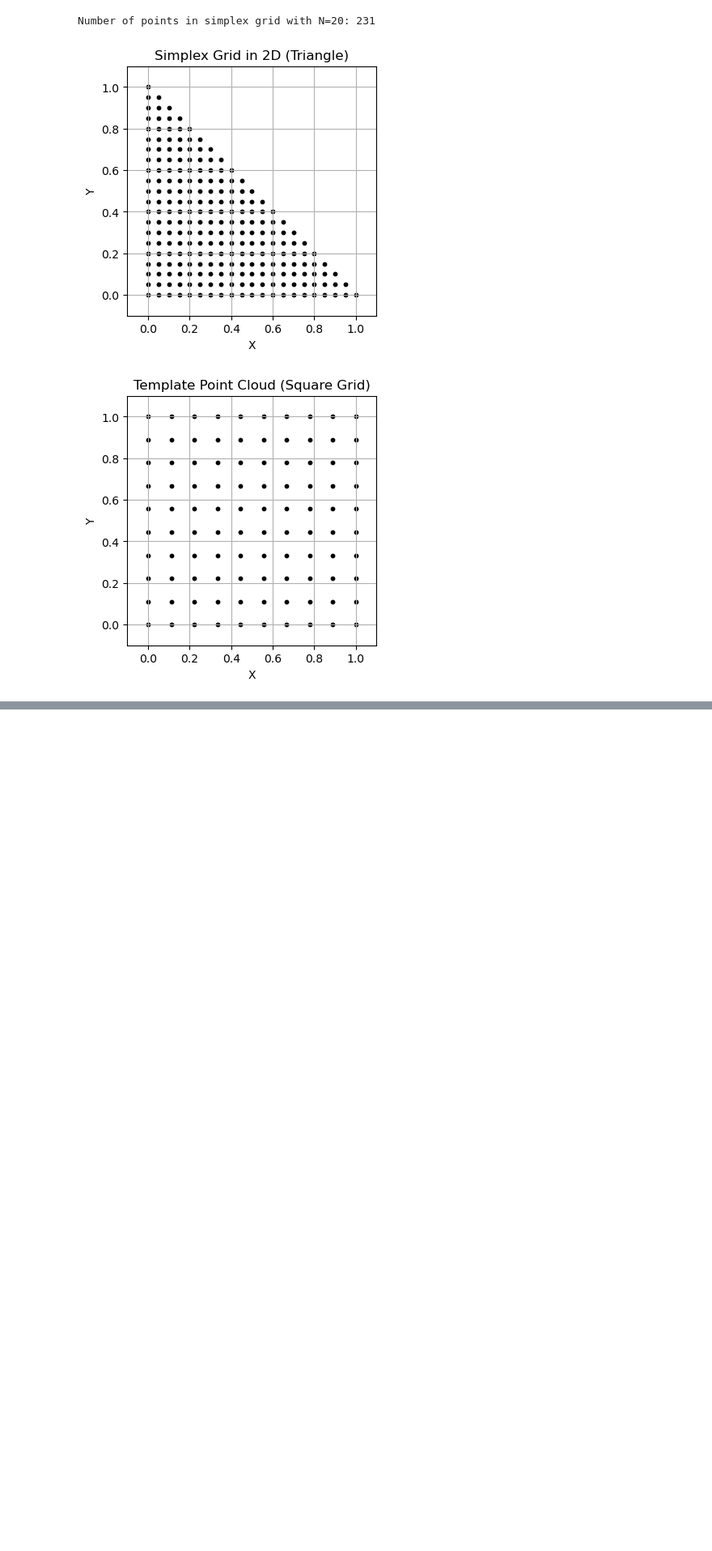
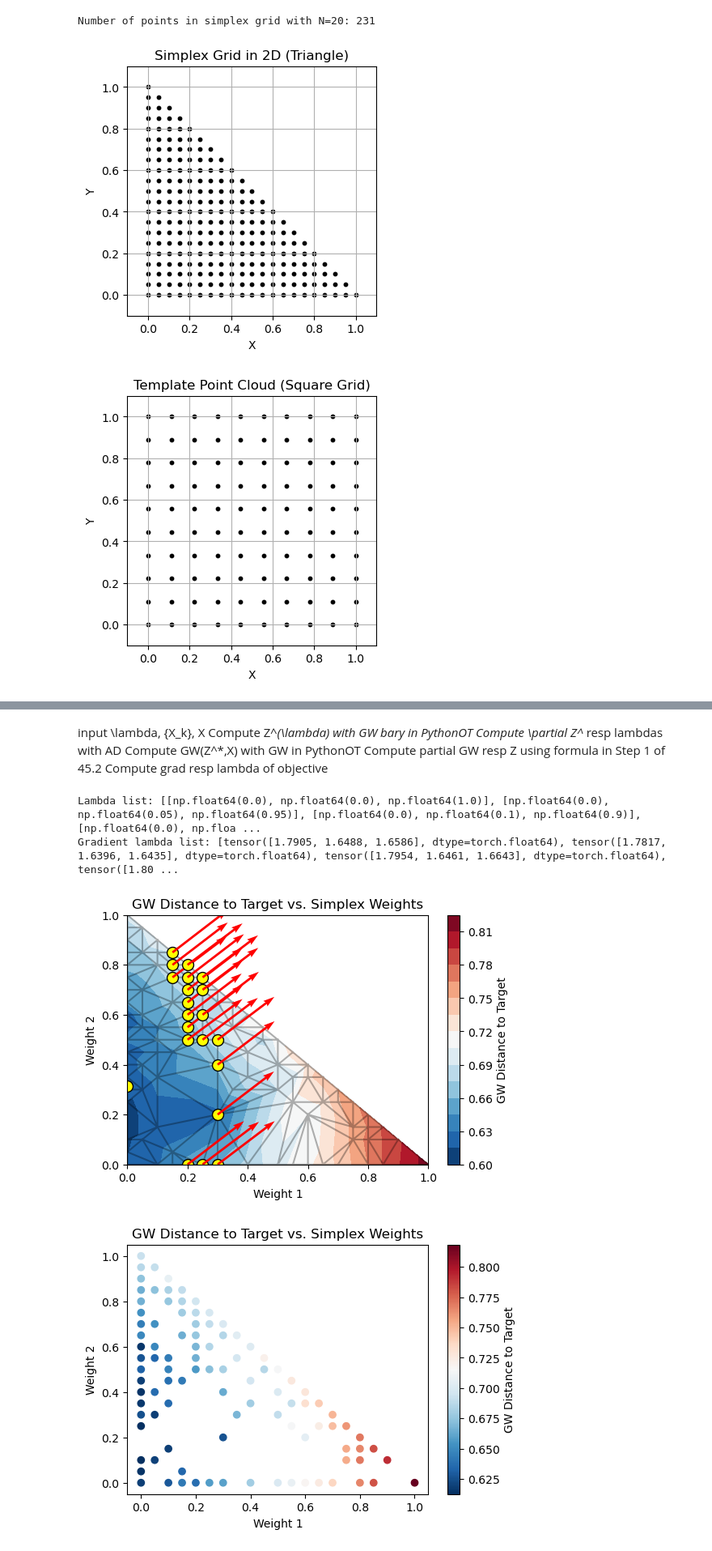
Before and after one commit to RocioDM/GW_BCM, a Jupyter notebook: 21-Experiment.ipynb, the cells around one changed output, grey strips where cells are left out. Shown: that part at 81% size. Drawn from its saved outputs; the diff is of its cells as text; code cells hidden in the pictures; blank space fills up the shorter version.

```diff
--- a/21-Experiment.ipynb
+++ b/21-Experiment.ipynb
@@ -219,0 +333,17 @@ lambda_vec = lambda_init.clone().requires_grad_(True)
+# %%
+# Clean up NaN values for plotting
+z = simplex_gromov_wasserstein_distances_to_target
+mask = np.isnan(z)
+z_masked = z[~mask]
+x_grid_points = simplex_grid_points[~mask,0]
+y_grid_points = simplex_grid_points[~mask,1]
+z_grid_points = simplex_grid_points[~mask,2]
+
+lambda_list = []
+grad_lambda_list = []
+#for idx in range(len(x_grid_points)):
+for idx in range(40,60):
+    lambda_init = torch.tensor([x_grid_points[idx],y_grid_points[idx],z_grid_points[idx]], device=device)
+    grad_lambda = compute_gradient(lambda_init, Cs_torch, ps_torch, C_target, p_target)
+    grad_lambda_list.append(grad_lambda)
+    lambda_list.append([x_grid_points[idx],y_grid_points[idx],z_grid_points[idx]])
@@ -219,0 +368,52 @@ lambda_vec = lambda_init.clone().requires_grad_(True)
+# %% [markdown]
+input \lambda, {X_k},
+X Compute Z^*(\lambda) with GW bary in PythonOT
+Compute \partial Z^* resp lambdas with AD
+Compute GW(Z^*,X) with GW in PythonOT
+Compute partial GW resp Z using formula in Step 1 of 45.2
+Compute grad resp lambda of objective
+# %%
+print("Lambda list:", lambda_list)
+print("Gradient lambda list:", grad_lambda_list)
+# %% [output]
+Lambda list: [[np.float64(0.0), np.float64(0.0), np.float64(1.0)], [np.float64(0.0), np.float64(0.05), np.float64(0.95)], [np.float64(0.0), np.float64(0.1), np.float64(0.9)], [np.float64(0.0), np.floa ...
+Gradient lambda list: [tensor([1.7905, 1.6488, 1.6586], dtype=torch.float64), tensor([1.7817, 1.6396, 1.6435], dtype=torch.float64), tensor([1.7954, 1.6461, 1.6643], dtype=torch.float64), tensor([1.80 ...
+# %%
+# Clean up NaN values for plotting
+z = simplex_gromov_wasserstein_distances_to_target
+mask = np.isnan(z)
+z_masked = z[~mask]
+x_grid_points = simplex_grid_points[~mask,0]
+y_grid_points = simplex_grid_points[~mask,1]
+
+# Plot GW distances to target vs. simplex weights
+plt.figure(figsize=(6,4))
+plt.tricontourf(x_grid_points, y_grid_points, z_masked, levels=14, cmap="RdBu_r")
+plt.colorbar(label='GW Distance to Target')
+plt.xlabel('Weight 1')
+plt.ylabel('Weight 2')
+plt.title('GW Distance to Target vs. Simplex Weights')
+# Add triangulation grid
+triang = tri.Triangulation(x_grid_points, y_grid_points)
+plt.triplot(triang, color='k', alpha=0.3)
+plt.scatter(lambdas[0], lambdas[1], color='yellow', s=100, edgecolor='k', label='Computed Weights')
+
+for idx in range(len(grad_lambda_list)):
+    lambda_point = lambda_list[idx]#.detach().cpu().numpy().copy()          # The computed lambda point
+    lambda_derivative = grad_lambda_list[idx].detach().cpu().numpy().copy()  # The derivative at that point
+    plt.scatter(lambda_point[0], lambda_point[1], color='yellow', s=100, edgecolor='k', label='Computed Weights')
+    plt.quiver(lambda_point[0], lambda_point[1], lambda_derivative[0], lambda_derivative[1], angles='xy', scale_units='xy', scale=10, color='red')
+
+plt.show()
+
+# Scatter plot of GW distances to target vs. simplex weights
+plt.figure(figsize=(6,4))
+plt.scatter(x_grid_points, y_grid_points, c=z_masked, cmap='RdBu_r')
+plt.colorbar(label='GW Distance to Target')
+plt.xlabel('Weight 1')
+plt.ylabel('Weight 2')
+plt.title('GW Distance to Target vs. Simplex Weights')
+plt.show()
+# %% [output]
+[figure, added]
+[figure, added]
```
Also changed, not shown: parts of 7 cells of this notebook, 1 other file.
